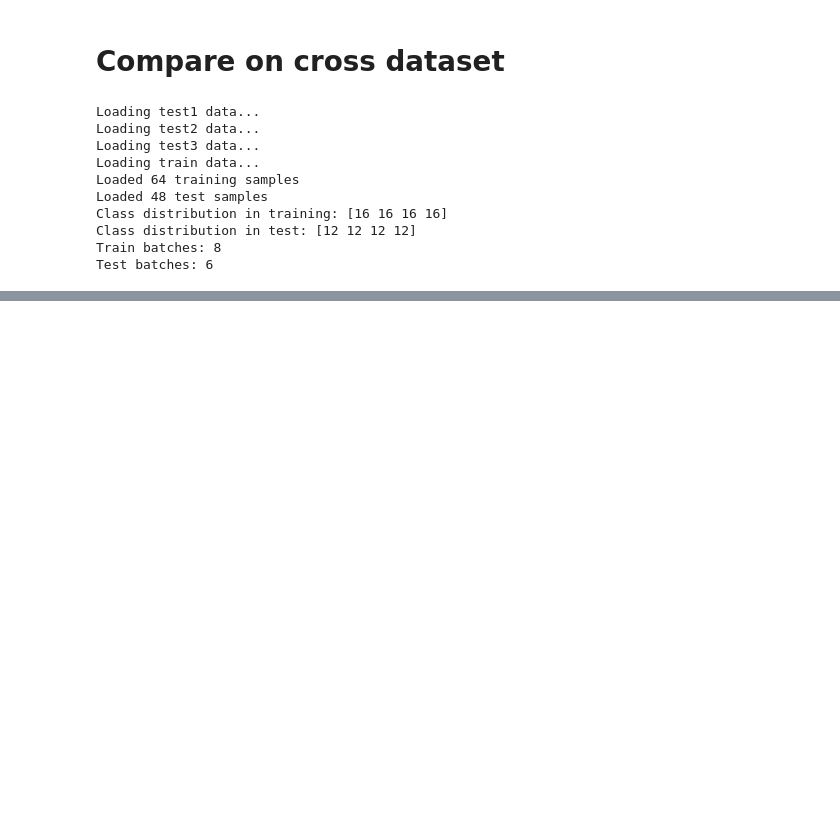
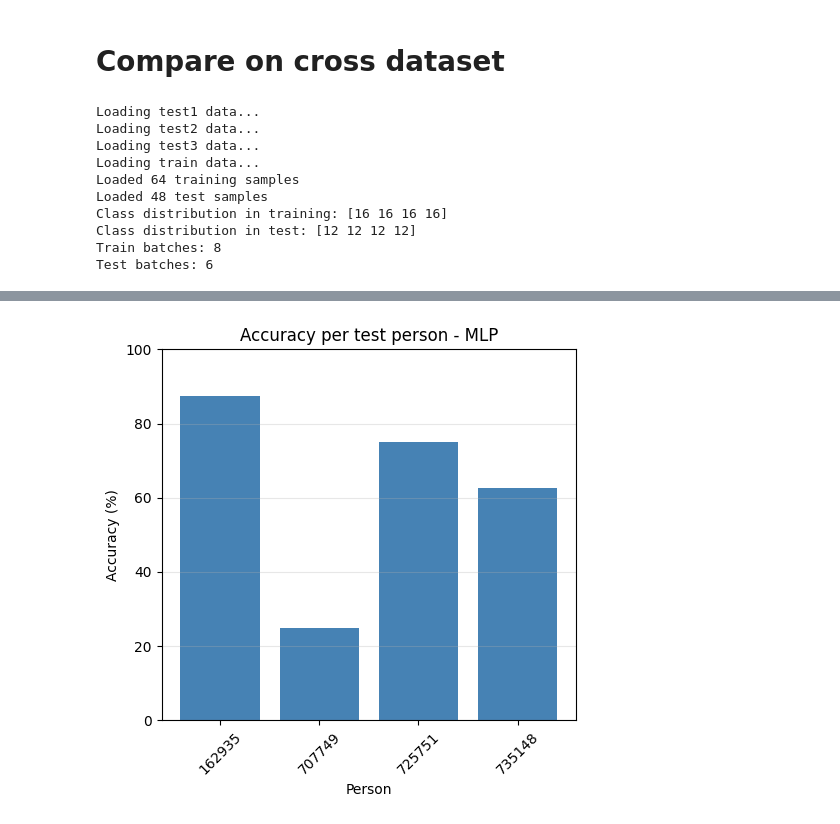
Before and after one commit to LeonV1110/DeepLearning, a Jupyter notebook: Assignment_2/Compare_models.ipynb, the cells around one changed output, grey strips where cells are left out. Cells and saved outputs as stored; diff of their text form; code cells hidden in the pictures; blank space fills up the shorter version.

```diff
--- a/Assignment_2/Compare_models.ipynb
+++ b/Assignment_2/Compare_models.ipynb
@@ -418,0 +522,85 @@ plt.show()
+# %%
+from torch import nn
+
+from train import train_one_epoch
+from torch.utils.data import Subset
+
+
+sensor_scenarios_all = {
+    "all": None,
+    "top200": top200,
+    "top150": top150,
+    "top100": top100,
+    "top50": top50,
+}
+
+def train_model(model, params, train_loader, device=DEVICE, epochs=25):
+    model_kwargs = {
+        k: v
+        for k, v in params.items()
+        if k not in ["learning_rate", "batch_size", "weight_decay"]
+    }
+    model = model(**model_kwargs).to(DEVICE)
+
+    criterion = nn.CrossEntropyLoss()
+    optimizer = torch.optim.Adam(
+        model.parameters(),
+        lr=params["learning_rate"],
+    )
+    scheduler = torch.optim.lr_scheduler.CosineAnnealingLR(
+        optimizer,
+        T_max=epochs,
+    )
+
+    num_epochs = epochs
+
+    for epoch in range(num_epochs):
+        train_loss, train_acc = train_one_epoch(model, train_loader, criterion, optimizer, DEVICE)
+        scheduler.step(train_loss)
+    return model
+
+def build_person_subsets(dataset, source_name):
+    """Build subsets of the dataset grouped by person_id."""
+    if dataset.person_ids is None:
+        raise ValueError(f"{source_name} dataset must be created with add_person_id=True")
+
+    grouped_indices = {}
+    for index, person_id in enumerate(dataset.person_ids):
+        grouped_indices.setdefault(int(person_id), []).append(index)
+
+    return [
+        (f"{source_name}_{person_id}", Subset(dataset, indices), person_id)
+        for person_id, indices in sorted(grouped_indices.items())
+    ]
+
+for model in cross_model_configs:
+    print(f"Training {model['name']} with all sensors...")
+    trained_model = train_model(model["model_class"], model["params"], combined_train_loader, device=DEVICE)
+
+    persons = build_person_subsets(cross_test_loader.dataset, "cross")
+    per_person_results = []
+    for person in persons:
+        print(f"Evaluating {model['name']} for person {person[2]}...")
+        df_person = evaluate_model_per_person(trained_model, person[1], device=DEVICE, batch_size=BATCH_SIZE)
+        print(df_person)
+        per_person_results.append((person[0], df_person))
+
+    person_rows = []
+
+    for _, df_person in per_person_results:
+        if not df_person.empty:
+            person_rows.append(df_person.iloc[0])
+
+    person_acc_df = pd.DataFrame(person_rows).sort_values("person").reset_index(drop=True)
+
+    plt.figure(figsize=(5, 5))
+    plt.bar(person_acc_df["person"].astype(int).astype(str), person_acc_df["accuracy"], color="steelblue")
+    plt.ylabel("Accuracy (%)")
+    plt.xlabel("Person")
+    plt.title(f"Accuracy per test person - {model['name']}")
+    plt.ylim(0, 100)
+    plt.grid(axis="y", alpha=0.3)
+    plt.xticks(rotation=45)
+    plt.tight_layout()
+    plt.show()
+# %% [output]
@@ -418,0 +620 @@ plt.show()
+[figure, added]
```
Also changed, not shown: parts of 12 cells of this notebook, 8 other files.
